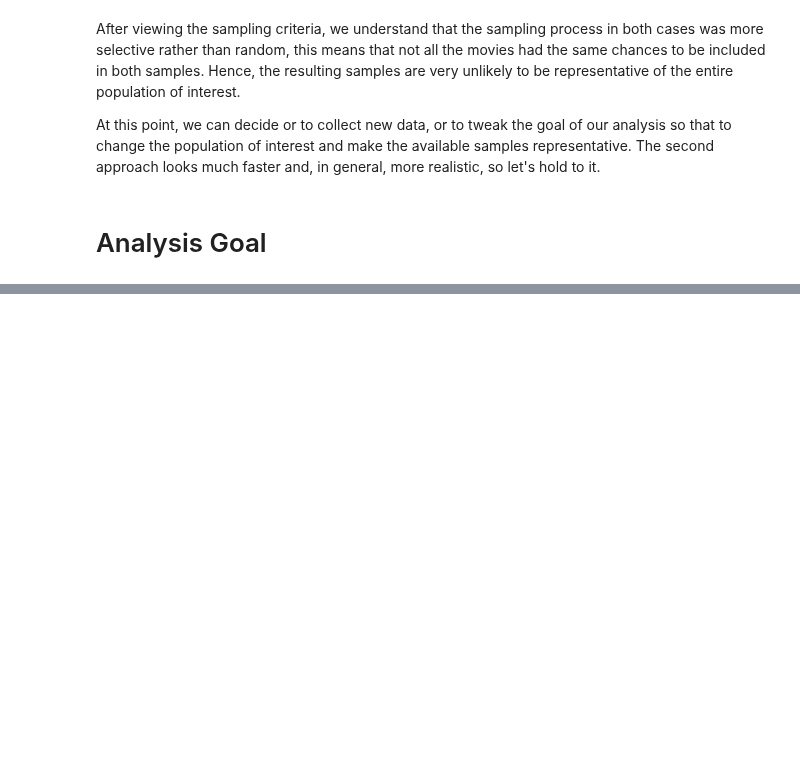
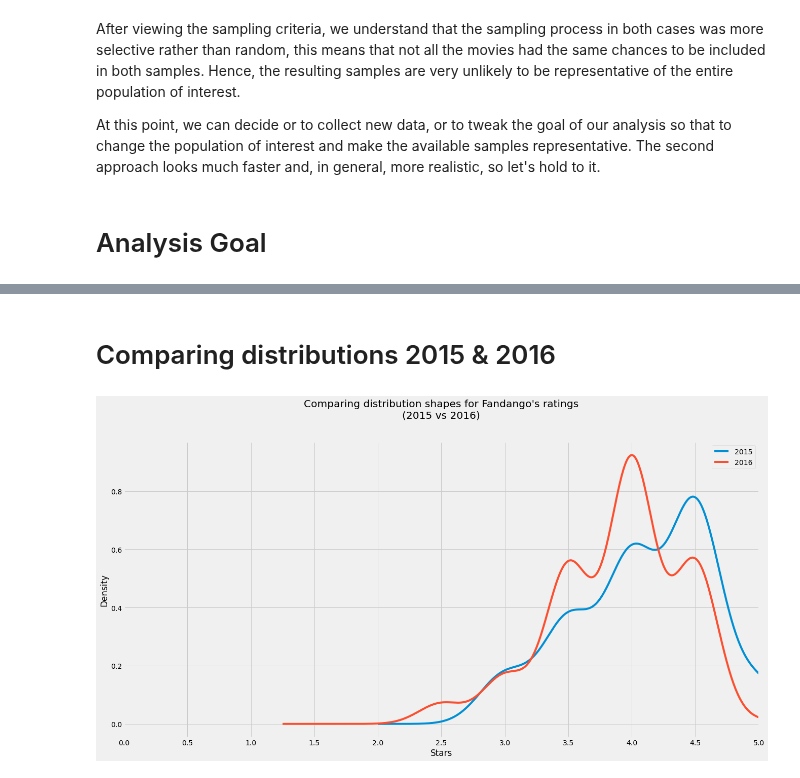
Before and after one commit to raduspaimoc/DataQuest-Projects, a Jupyter notebook: Data Analysis/Investigating Fandango Movie Ratings/Investigating Fandango Movie Ratings.ipynb, the cells around one changed output, grey strips where cells are left out. Drawn from its saved outputs; the diff is of its cells as text; code cells hidden in the pictures; blank space fills up the shorter version.

Commit message:
[WIP] Investigating Fandango Movie Ratings - 2015, 2016 comparison shapes chart added.

```diff
--- a/Data Analysis/Investigating Fandango Movie Ratings/Investigating Fandango Movie Ratings.ipynb
+++ b/Data Analysis/Investigating Fandango Movie Ratings/Investigating Fandango Movie Ratings.ipynb
@@ -105,0 +97,3 @@ movie_rating[movie_rating_info]
+# %%
+fandango_after = movie_rating[movie_rating_info].copy()
+fandango_after
@@ -137,0 +205,2 @@ We can decide to exclude the data for **2017** from the second dataset and **com
+# %%
+fandango_previous["Year"] = fandango_previous["FILM"].str[-5:-1].astype(int)
@@ -137,0 +231,3 @@ We can decide to exclude the data for **2017** from the second dataset and **com
+# %%
+fandango_2015 = fandango_previous[fandango_previous['Year'] == 2015].copy()
+fandango_2015
@@ -137,0 +274,3 @@ We can decide to exclude the data for **2017** from the second dataset and **com
+# %%
+fandango_2016 = fandango_after[fandango_after['year'] != 2017].copy()
+fandango_2016
@@ -137,0 +291,16 @@ We can decide to exclude the data for **2017** from the second dataset and **com
+# %% [markdown]
+# Comparing distributions 2015 & 2016
+# %%
+plt.style.use('fivethirtyeight')
+
+fandango_2015['Fandango_Stars'].plot.kde(label = '2015', legend = True, figsize=(20, 10))
+fandango_2016['fandango'].plot.kde(label = '2016', legend = True)
+
+plt.title("Comparing distribution shapes for Fandango's ratings\n(2015 vs 2016)",
+          y = 1.07)
+plt.xlabel('Stars')
+plt.xlim(0,5)
+plt.xticks(arange(0,5.1,.5))
+plt.show()
+# %% [output]
+[figure, added]
```
Also changed, not shown: parts of 26 cells of this notebook, 1 other file.
